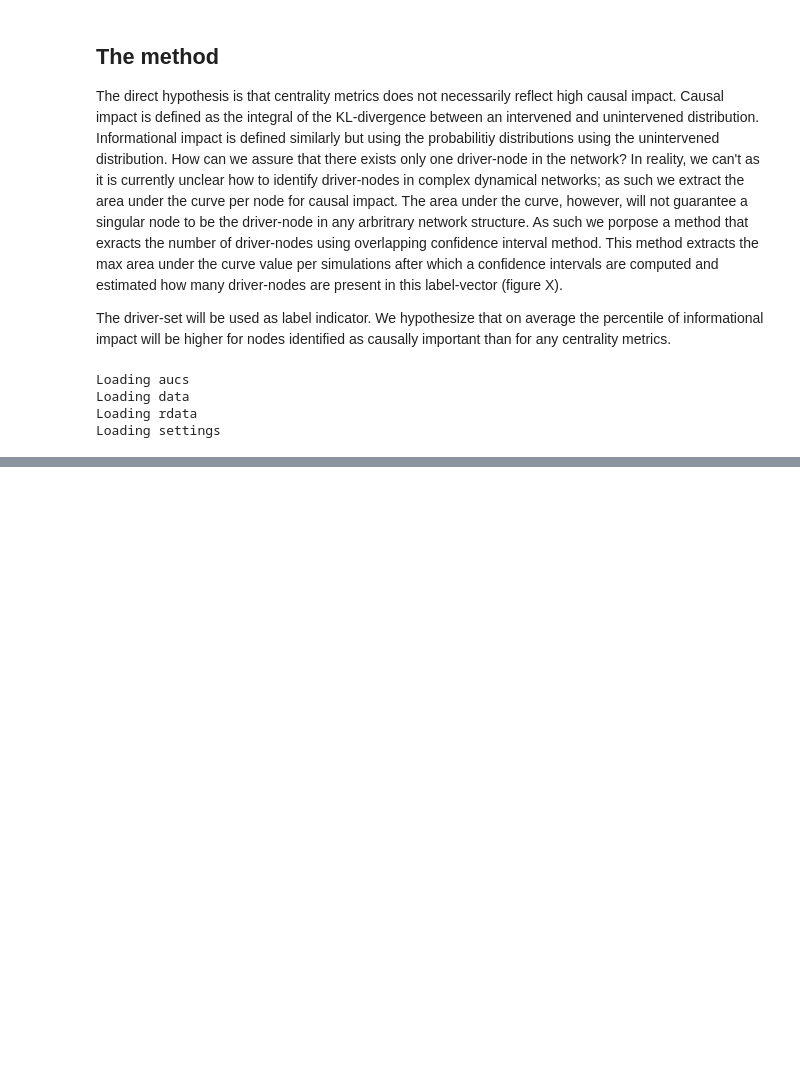
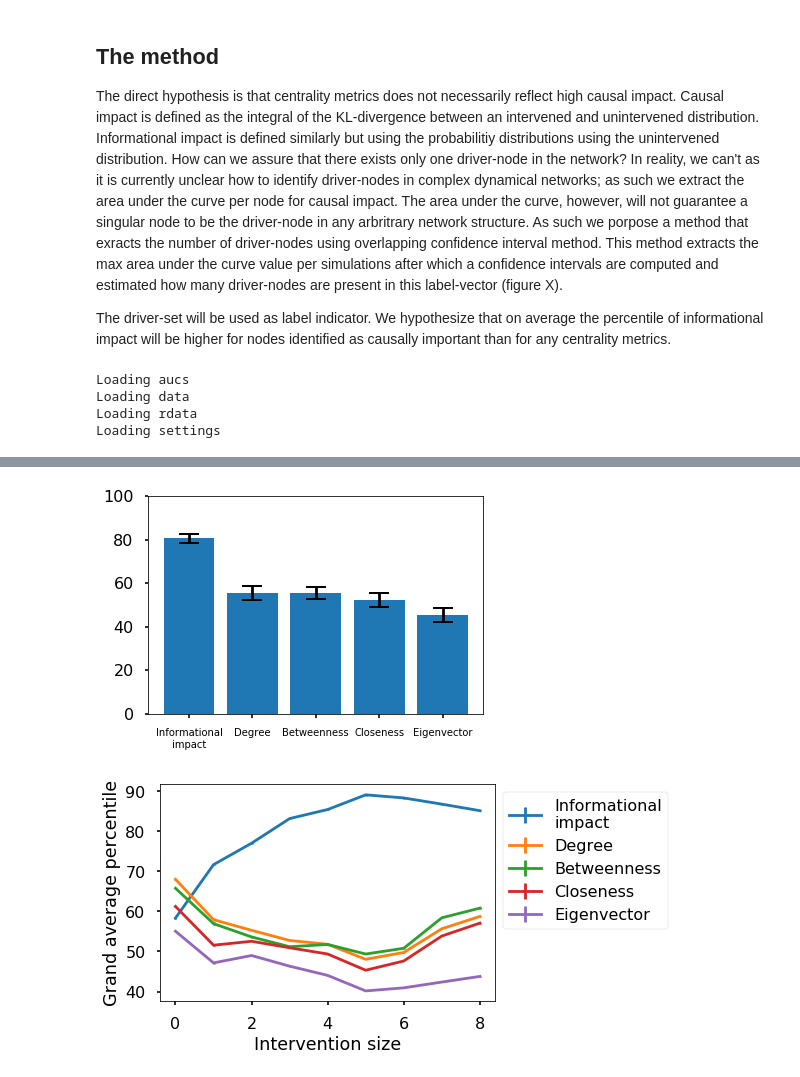
Before and after one commit to cvanelteren/information_impact, a Jupyter notebook: Notebooks/percentile analysis.ipynb, the cells around one changed output, grey strips where cells are left out. Drawn from its saved outputs; the diff is of its cells as text; code cells hidden in the pictures; blank space fills up the shorter version.

```diff
--- a/Notebooks/percentile analysis.ipynb
+++ b/Notebooks/percentile analysis.ipynb
@@ -167,0 +282,14 @@ fig.show()
+# %%
+for i in data.keys():
+    print(i)
+
+tmp = taucs['../Data/test/tester/2019-10-14T07:46:55.128018/2019-10-14T07:46:55.128018']
+# tmp = tmp.mean(1)
+print(tmp.shape)
+colors = plt.cm.tab20(range(10))
+fig, ax = plt.subplots()
+for i in range(10):
+    xy = tmp[i, :, [0, 2], 0]
+    ax.scatter(*xy, color = colors[i])
+
+ax.set(xlabel = 'informational impact', ylabel = 'cauusal impact')
@@ -167,0 +312,33 @@ fig.show()
+# %%
+from scipy.stats import sem
+# s = pscores.shape
+scores = np.array([i for i in pscores.values()])
+ndata, npulse, ntemp, _ = scores.shape
+# print(scores[:, 0])
+scores = scores[:, 1:]
+means = scores.reshape(-1, conditions).mean(0)
+sems  = sem(scores.reshape(-1, conditions), 0)
+fig, ax = plt.subplots()
+xrr  = np.arange(means.size)
+ax.errorbar(xrr, means, 2 * sems, \
+            linestyle = 'none', capsize = 10, capthick = 2, color = 'k')
+ax.bar(xrr, means)
+ax.set_ylim(0, 100)
+ax.set_xticks(xrr)
+ax.set_xticklabels(conditionLabels, fontsize = 10)
+fig.show()
+
+ascores = scores.mean(0).mean(1)
+asems   = sem(sem(scores, 0), 1)
+
+xrr = np.arange(len(ascores))
+fig, ax = plt.subplots()
+for cond in range(conditions):
+    ax.errorbar(xrr, ascores[:, cond], asems[:, cond], label = conditionLabels[cond])
+ax.legend(loc = 'upper left', bbox_to_anchor = (1, 1))
+ax.set_xlabel('Intervention size')
+ax.set_ylabel('Grand average percentile')
+fig.show()
+# %% [output]
+[figure, added]
+[figure, added]
```
Also changed, not shown: parts of 11 cells of this notebook, 9 other files.
